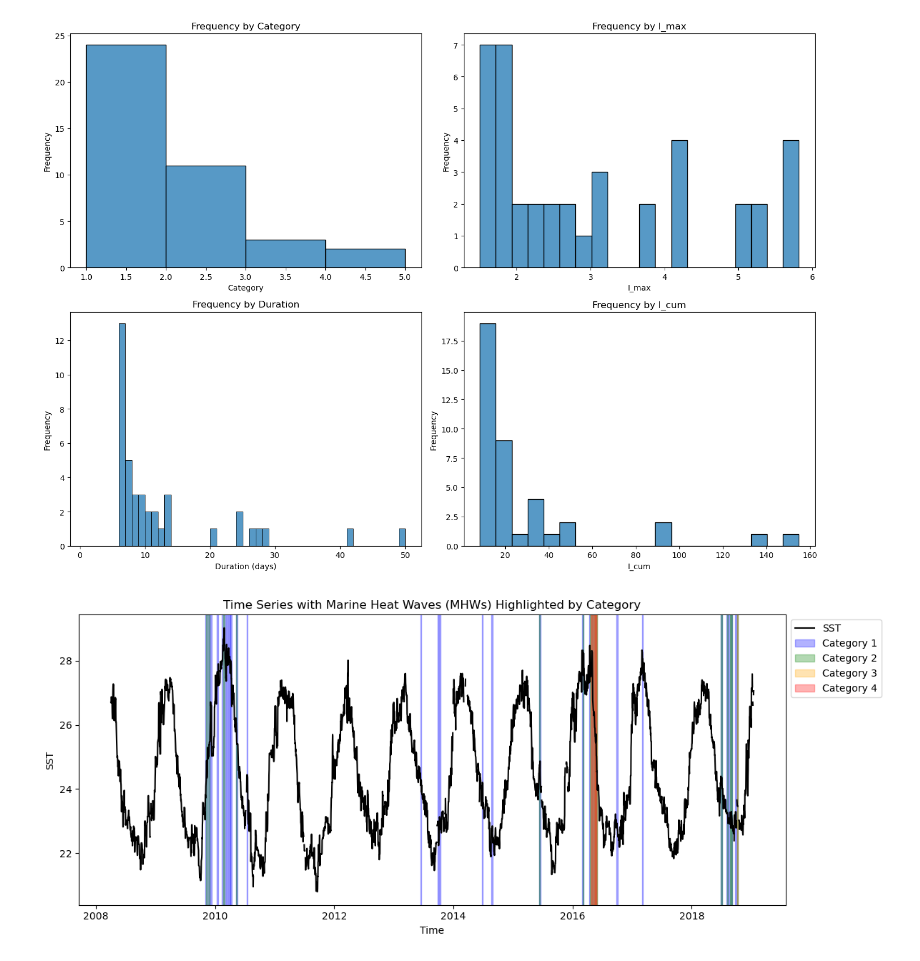
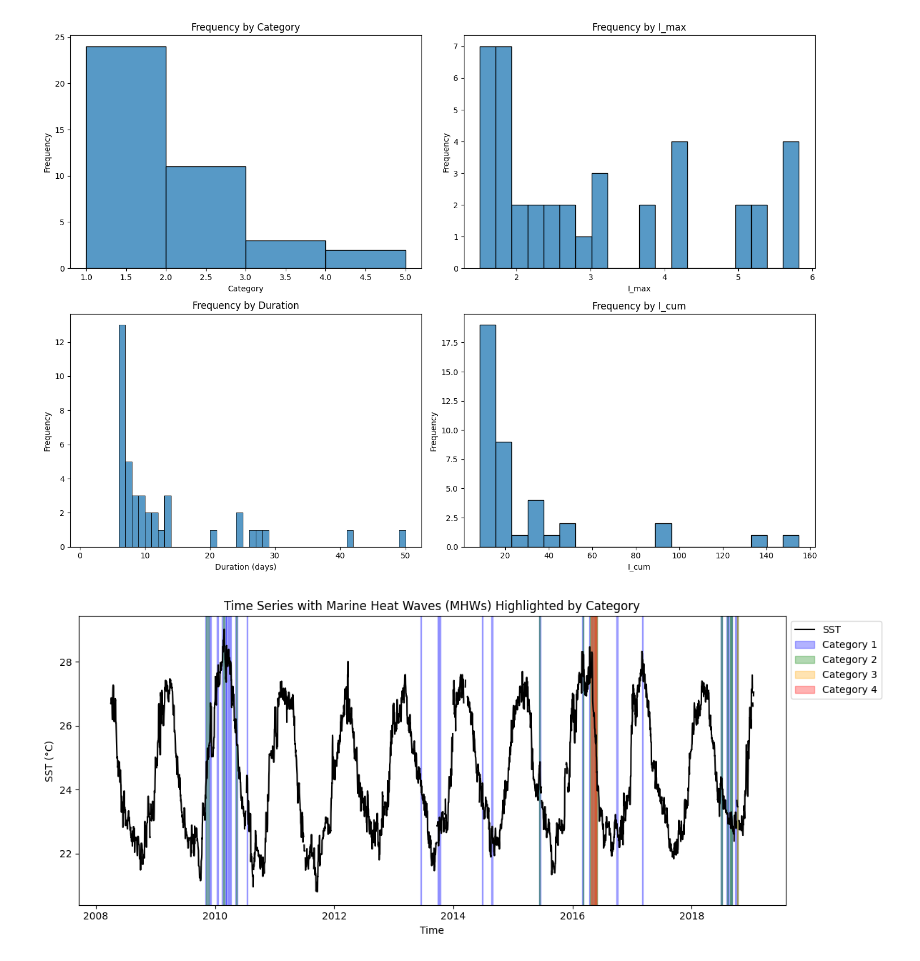
Before and after one commit to andrebelem/pymhw, a Jupyter notebook: Test_Marine_Heat_Waves_detect.ipynb, the cells around one changed output. Saved outputs shown, nothing was run; the diff lists cells and outputs as text; code cells hidden in the pictures.

```diff
--- a/Test_Marine_Heat_Waves_detect.ipynb
+++ b/Test_Marine_Heat_Waves_detect.ipynb
@@ -25,7 +25,7 @@ It is also important to note that Hobday suggests measures related to MHW itenit
 # %%
 import pandas as pd
 
-df = pd.read_csv('https://raw.githubusercontent.com/andrebelem/ASTOC/main/dados_publicos/tupi_sst_mean.csv',decimal=',',sep=';')
+df = pd.read_csv('https://raw.githubusercontent.com/andrebelem/1o_curso_ASTOC/main/dados_publicos/tupi_sst_mean.csv',decimal=',',sep=';')
 df.time = pd.to_datetime(df.time)
 df = df.set_index('time')
 # There is not a great need to strictly follow this pattern, but obviously you
@@ -288,35 +290,35 @@ category_colors = {
     4: 'red'
 }
 
 # Plot the time series and mark MHWs
 fig, ax = plt.subplots(figsize=(12, 5))
 
 # Plot the SST time series
 ax.plot(df_temp['time'], df_temp['sst'], label='SST', color='black')
 
 # Highlight MHWs with different colors based on category
 for _, row in mhw.iterrows():
     start = row['start']
     end = row['end']
     category = row['category']
     ax.axvspan(start, end, color=category_colors[category], alpha=0.3, label=f'Category {category}')
 
 # Add labels and title
 ax.set_xlabel('Time')
-ax.set_ylabel('SST')
+ax.set_ylabel('SST (°C)')
 ax.set_title('Time Series with Marine Heat Waves (MHWs) Highlighted by Category')
 
 # Create a custom legend
 handles, labels = ax.get_legend_handles_labels()
 by_label = dict(zip(labels, handles))
 # Place the legend outside the plot
 ax.legend(by_label.values(), by_label.keys(), loc='upper left', bbox_to_anchor=(1, 1))
 
 # Show plot
 plt.tight_layout()
 plt.show()
 # %% [output]
-[figure, old version]
+[figure, new version]
 # %% [markdown]
 ## Conclusion
 
```
Also changed, not shown: parts of 6 cells of this notebook.
